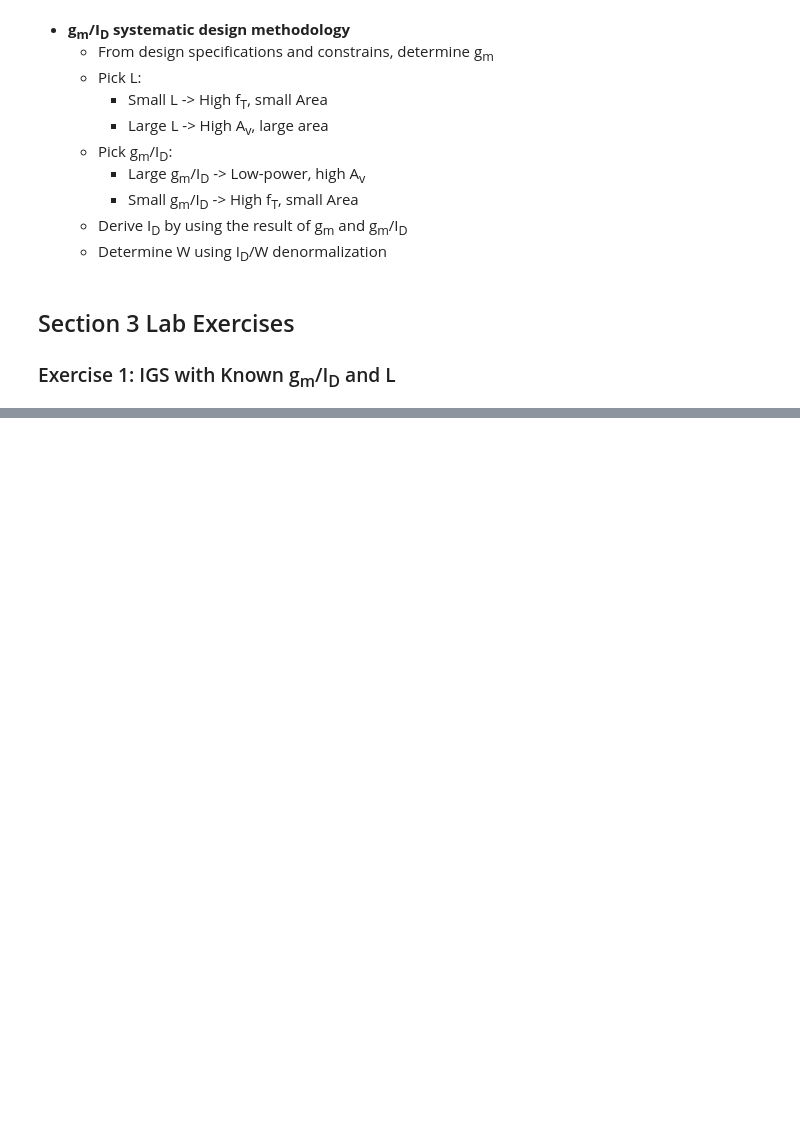
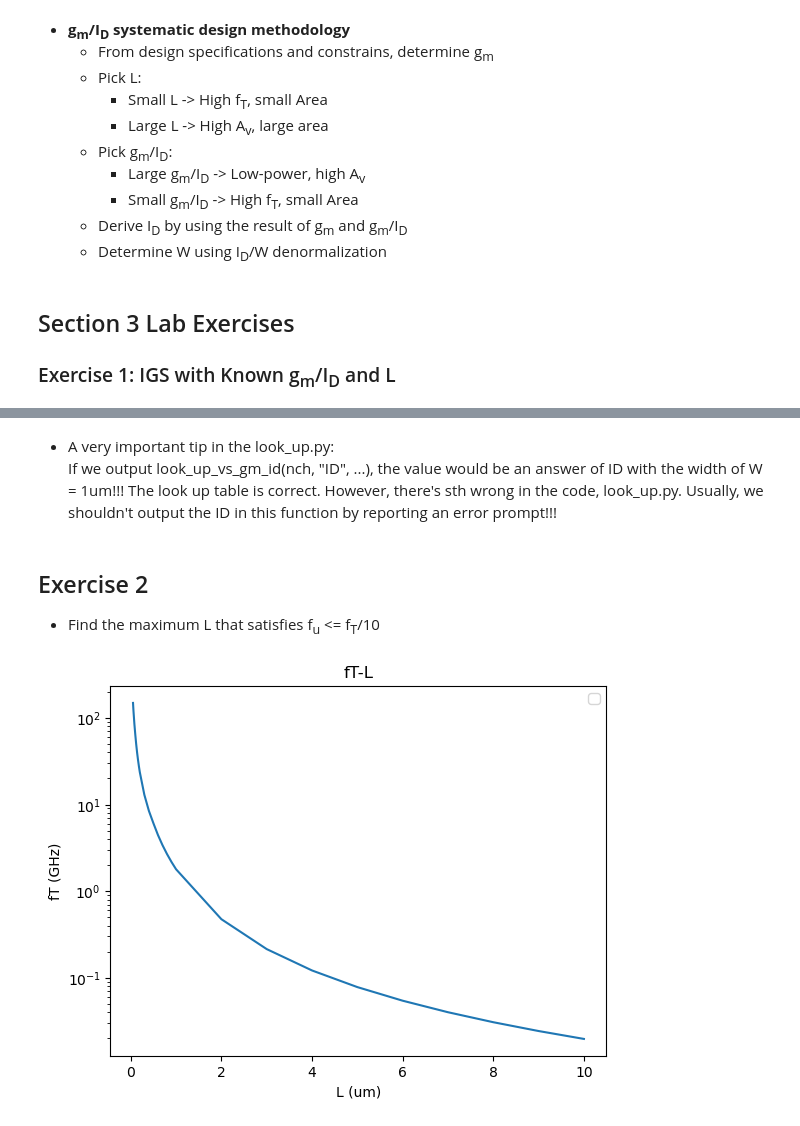
Before and after one commit to llj0528-stack/Analog_lab_2, a Jupyter notebook: Week_1.ipynb, the cells around one changed output, grey strips where cells are left out. Cells and saved outputs as stored; diff of their text form; code cells hidden in the pictures; blank space fills up the shorter version.

```diff
--- a/Week_1.ipynb
+++ b/Week_1.ipynb
@@ -247,0 +322,32 @@ plt.show()
+# %% [markdown]
+- A very important tip in the look_up.py:
+If we output look_up_vs_gm_id(nch, "ID", ...), the value would be an answer of ID with the width of W = 1um!!! The look up table is correct. However, there's sth wrong in the code, look_up.py. Usually, we shouldn't output the ID in this function by reporting an error prompt!!!
+# %% [markdown]
+## Exercise 2
+- Find the maximum L that satisfies f<sub>u</sub> <= f<sub>T</sub>/10
+# %%
+# Set fixed parameters and L
+gm_ID = 5
+fu = 5e8
+CL = 1e-12
+VDS = 0.55
+L_vec = nch["L"]
+
+# Calculate gm from fu and CL
+gm = look_up_vs_gm_id(nch, "GM", gm_id = gm_ID, vds = VDS, vsb = 0, l = L_vec)
+ID = gm / gm_ID
+JD = look_up_vs_gm_id(nch, "ID_W", gm_id = gm_ID, vds = VDS, vsb = 0, l = L_vec)
+W = ID / JD
+fT = look_up_vs_gm_id(nch, "GM_CGG", gm_id = gm_ID, vds = VDS, l = L_vec, vsb = 0)/(2*np.pi)
+Av = look_up_vs_gm_id(nch, "GM_GDS", gm_id = gm_ID, vds = VDS, l = L_vec, vsb = 0)
+
+# Plot fT-L
+plt.plot(L_vec, fT/1e9)
+plt.xlabel("L (um)")
+plt.ylabel("fT (GHz)")
+plt.yscale("log")
+plt.title('fT-L')
+plt.legend()
+plt.show()
+# %% [output]
+[figure, added]
```
Also changed, not shown: parts of 3 cells of this notebook.
